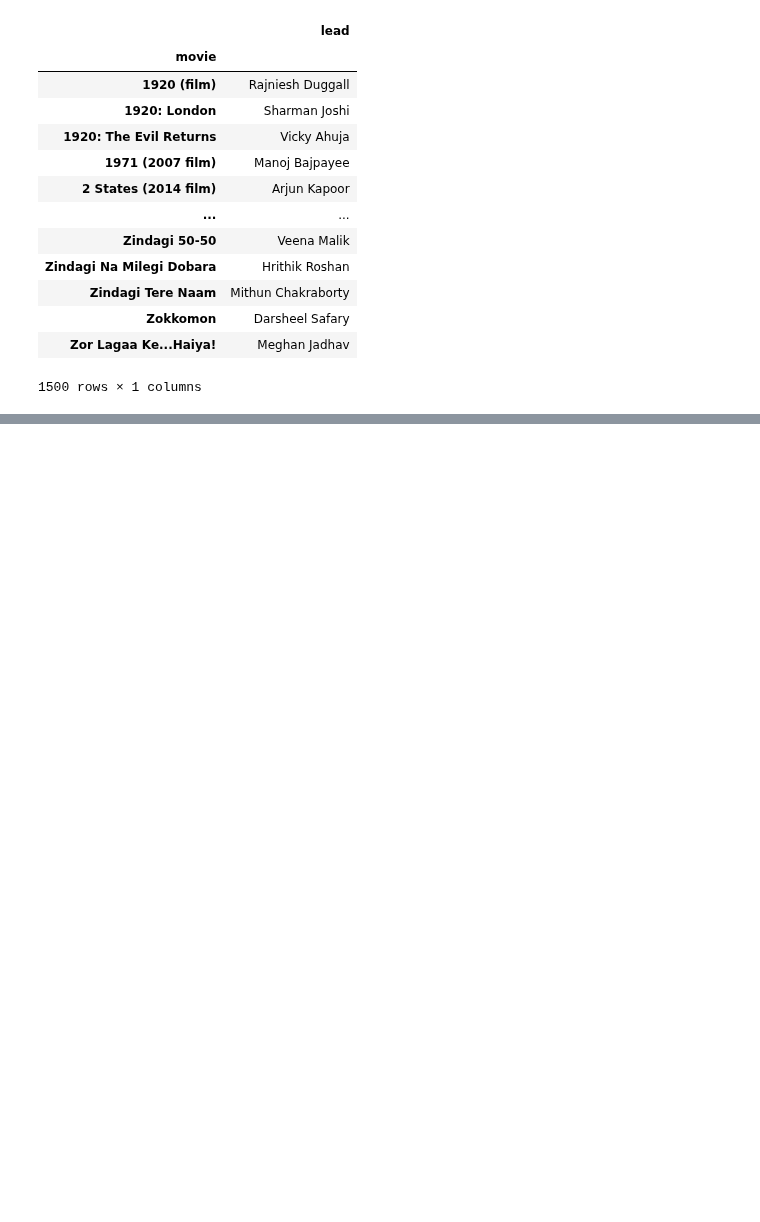
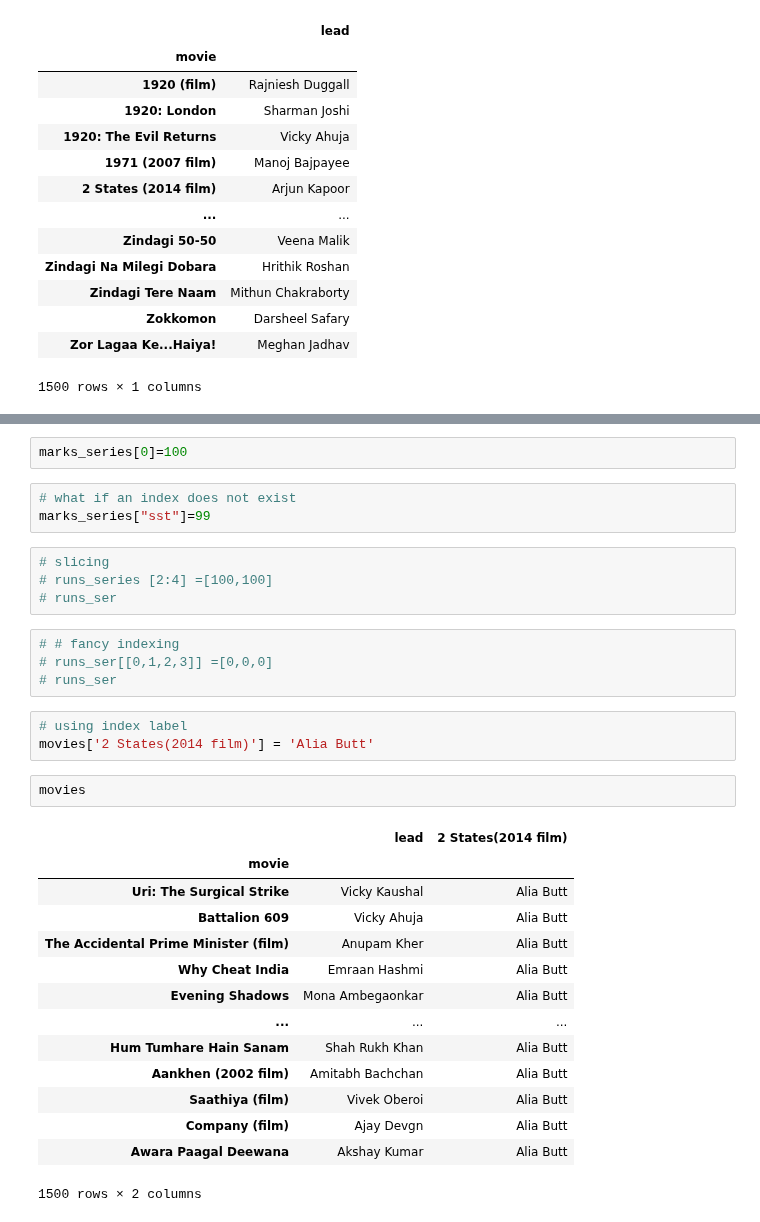
Before and after one commit to Saifullah785/Python_for_Data_Science, a Jupyter notebook: Pandas_For_Data_Science/class_01_Pandas_Series.ipynb, the cells around one changed output, grey strips where cells are left out. Cells and saved outputs as stored; diff of their text form; blank space fills up the shorter version.

```diff
--- a/Pandas_For_Data_Science/class_01_Pandas_Series.ipynb
+++ b/Pandas_For_Data_Science/class_01_Pandas_Series.ipynb
@@ -287,0 +453,33 @@ movies.sort_index()
+# %%
+marks_series[0]=100
+# %%
+# what if an index does not exist
+marks_series["sst"]=99
+# %%
+# slicing
+# runs_series [2:4] =[100,100]
+# runs_ser
+# %%
+# # fancy indexing
+# runs_ser[[0,1,2,3]] =[0,0,0]
+# runs_ser
+# %%
+# using index label
+movies['2 States(2014 film)'] = 'Alia Butt'
+# %%
+movies
+# %% [output]
+|  | lead | 2 States(2014 film) |
+| movie |  |  |
+| Uri: The Surgical Strike | Vicky Kaushal | Alia Butt |
+| Battalion 609 | Vicky Ahuja | Alia Butt |
+| The Accidental Prime Minister (film) | Anupam Kher | Alia Butt |
+| Why Cheat India | Emraan Hashmi | Alia Butt |
+| Evening Shadows | Mona Ambegaonkar | Alia Butt |
+| ... | ... | ... |
+| Hum Tumhare Hain Sanam | Shah Rukh Khan | Alia Butt |
+| Aankhen (2002 film) | Amitabh Bachchan | Alia Butt |
+| Saathiya (film) | Vivek Oberoi | Alia Butt |
+| Company (film) | Ajay Devgn | Alia Butt |
+| Awara Paagal Deewana | Akshay Kumar | Alia Butt |
+1500 rows × 2 columns
```
Also changed, not shown: parts of 21 cells of this notebook.
